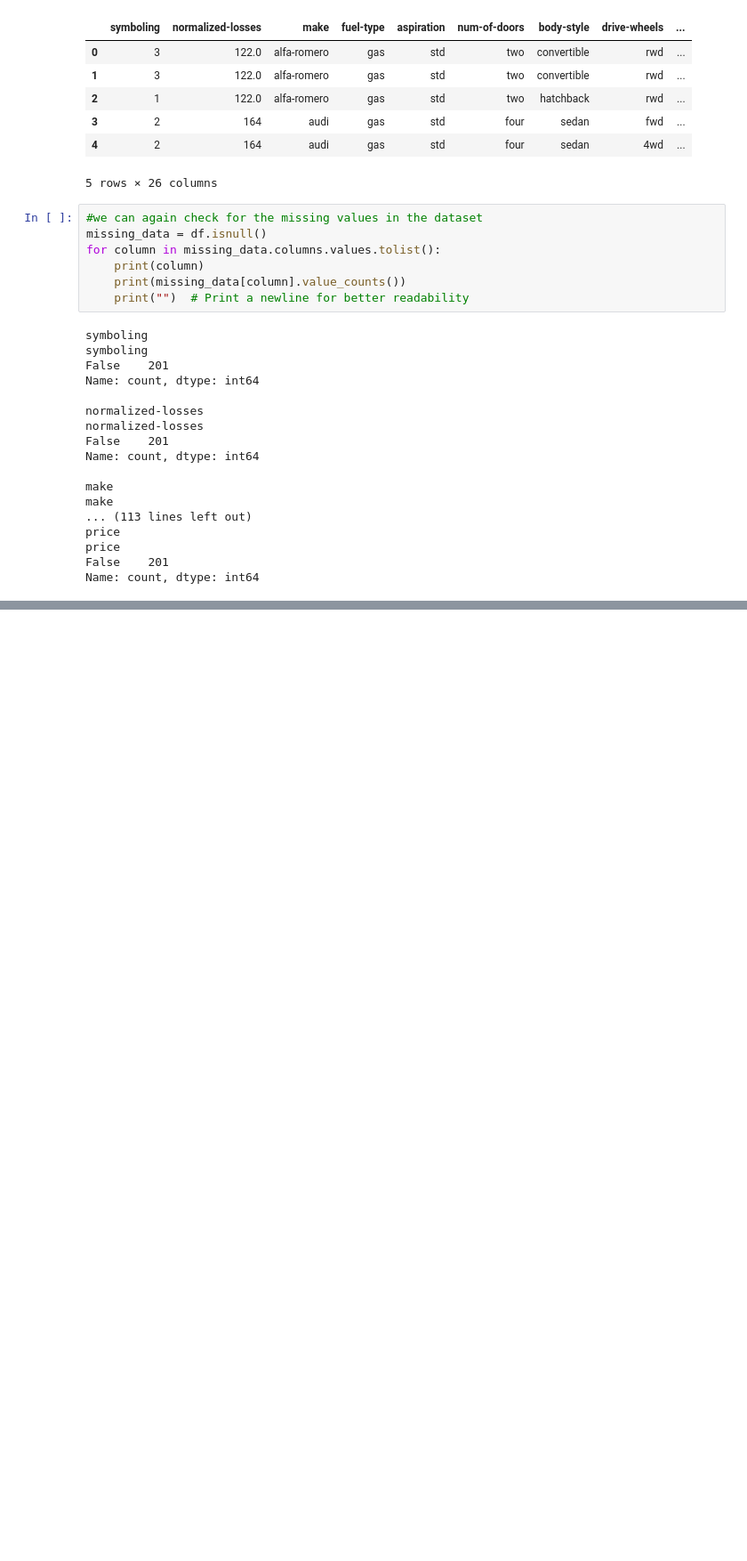
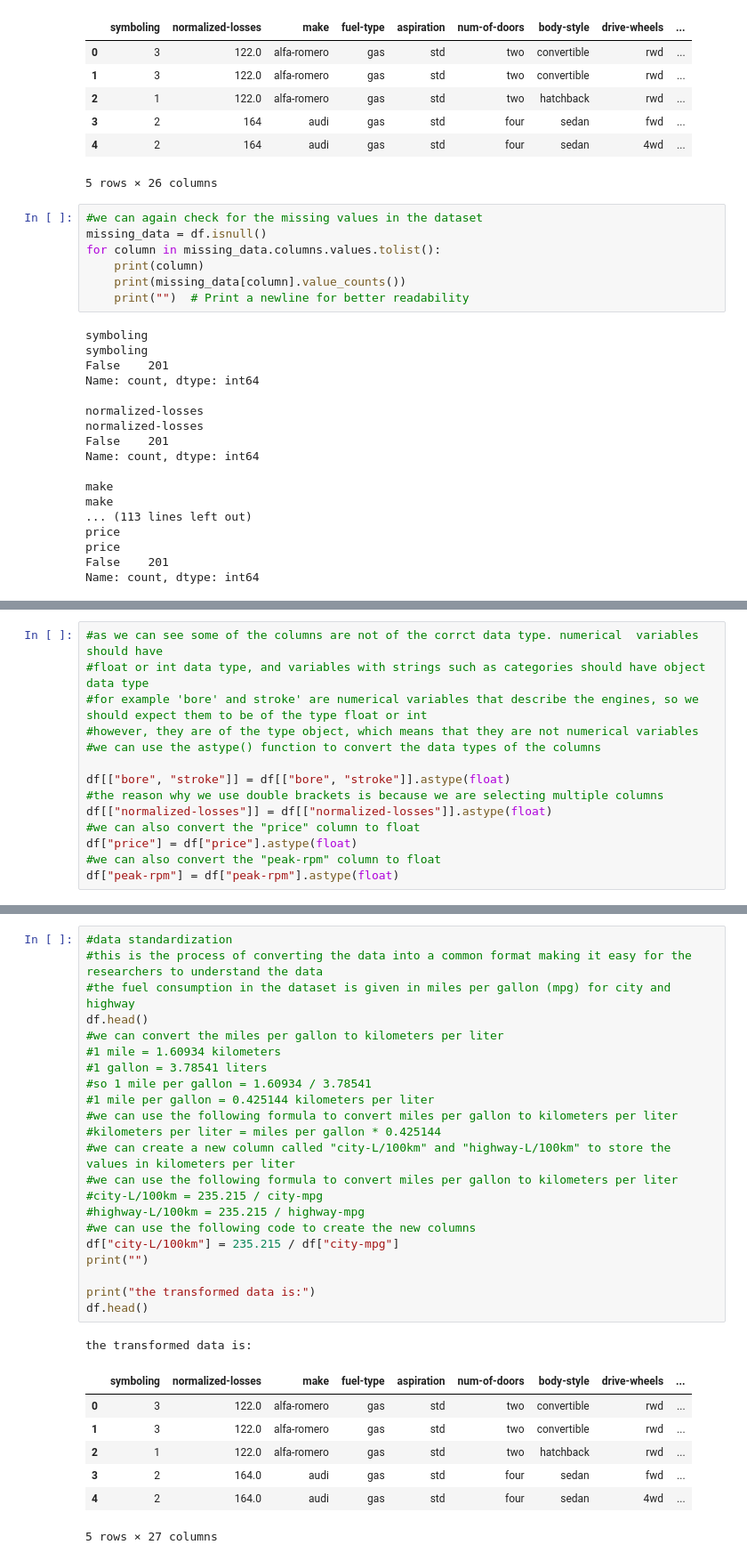
Before and after one commit to keithunt-35/ibm-cognitive-class, a Jupyter notebook: DA0101en/data_cleaning.ipynb, the cells around one changed output, grey strips where cells are left out. Shown: that part at 89% size. Drawn from its saved outputs; the diff is of its cells as text; blank space fills up the shorter version.

```diff
--- a/DA0101en/data_cleaning.ipynb
+++ b/DA0101en/data_cleaning.ipynb
@@ -288,0 +312,14 @@ Name: count, dtype: int64
+# %%
+#as we can see some of the columns are not of the corrct data type. numerical  variables should have
+#float or int data type, and variables with strings such as categories should have object data type
+#for example 'bore' and stroke' are numerical variables that describe the engines, so we should expect them to be of the type float or int
+#however, they are of the type object, which means that they are not numerical variables
+#we can use the astype() function to convert the data types of the columns
+
+df[["bore", "stroke"]] = df[["bore", "stroke"]].astype(float)
+#the reason why we use double brackets is because we are selecting multiple columns
+df[["normalized-losses"]] = df[["normalized-losses"]].astype(float)
+#we can also convert the "price" column to float
+df["price"] = df["price"].astype(float)
+#we can also convert the "peak-rpm" column to float
+df["peak-rpm"] = df["peak-rpm"].astype(float)
@@ -288,0 +347,31 @@ Name: count, dtype: int64
+# %%
+#data standardization
+#this is the process of converting the data into a common format making it easy for the researchers to understand the data
+#the fuel consumption in the dataset is given in miles per gallon (mpg) for city and highway
+df.head()
+#we can convert the miles per gallon to kilometers per liter
+#1 mile = 1.60934 kilometers
+#1 gallon = 3.78541 liters
+#so 1 mile per gallon = 1.60934 / 3.78541
+#1 mile per gallon = 0.425144 kilometers per liter
+#we can use the following formula to convert miles per gallon to kilometers per liter
+#kilometers per liter = miles per gallon * 0.425144
+#we can create a new column called "city-L/100km" and "highway-L/100km" to store the values in kilometers per liter
+#we can use the following formula to convert miles per gallon to kilometers per liter
+#city-L/100km = 235.215 / city-mpg
+#highway-L/100km = 235.215 / highway-mpg
+#we can use the following code to create the new columns
+df["city-L/100km"] = 235.215 / df["city-mpg"]
+print("")
+
+print("the transformed data is:")
+df.head()
+# %% [output]
+the transformed data is:
+|  | symboling | normalized-losses | make | fuel-type | aspiration | num-of-doors | body-style | drive-wheels | ... |
+| 0 | 3 | 122.0 | alfa-romero | gas | std | two | convertible | rwd | ... |
+| 1 | 3 | 122.0 | alfa-romero | gas | std | two | convertible | rwd | ... |
+| 2 | 1 | 122.0 | alfa-romero | gas | std | two | hatchback | rwd | ... |
+| 3 | 2 | 164.0 | audi | gas | std | four | sedan | fwd | ... |
+| 4 | 2 | 164.0 | audi | gas | std | four | sedan | 4wd | ... |
+5 rows × 27 columns
```
Also changed, not shown: parts of 11 cells of this notebook, 1 other file.
